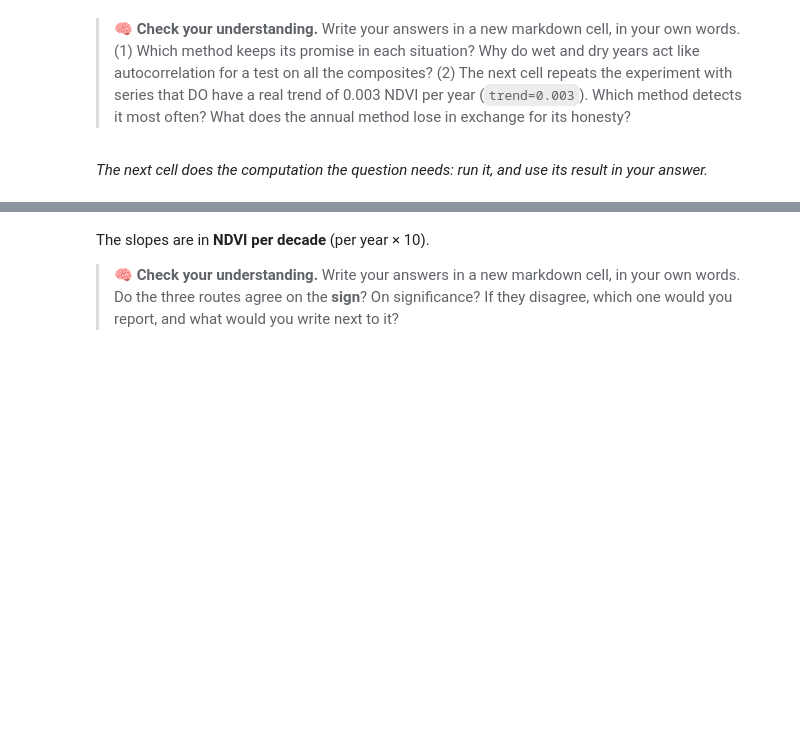
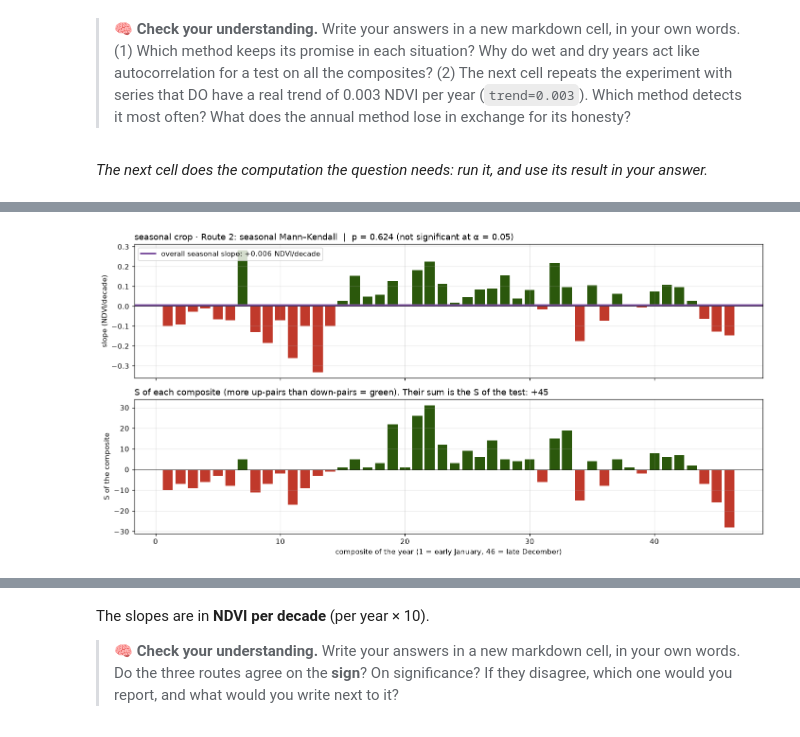
Before and after one commit to un-msc-geomatica/geoprocessing_20262, a Jupyter notebook: notebooks/week10_partB_trends.ipynb, the cells around one changed output, grey strips where cells are left out. Cells and saved outputs as stored; diff of their text form; code cells hidden in the pictures; blank space fills up the shorter version.

```diff
--- a/notebooks/week10_partB_trends.ipynb
+++ b/notebooks/week10_partB_trends.ipynb
@@ -228,3 +537,56 @@ print(f"Route 2, seasonal Mann-Kendall: slope {10 * r2['slope']:+.3f} NDVI/decad
+# %%
+# ---------------------------------------------------------------------------
+# Route 2 in a figure: what the seasonal Mann–Kendall does, composite by composite
+# ---------------------------------------------------------------------------
+# The seasonal test does NOT test the whole series at once. It takes each COLUMN of the
+# years x composites table (composite 1 of every year, composite 2 of every year, ...),
+# runs a small Mann–Kendall and a Sen slope on that column alone, and then:
+#   - adds up the 46 values of S and of Var(S) to get one Z and one p-value;
+#   - takes the median of ALL the pairwise slopes of all the columns as the overall slope.
+# Here we repeat the column-by-column part so that we can see it.
+
+years = table.index.values                     # 2001, 2002, ..., 2015
+col_slope, col_S, col_n = [], [], []           # one value per composite
+for p in table.columns:                        # p = 1, 2, ..., 46
+    col = table[p].values                      # composite p in every year (15 values, some NaN)
+    ok = ~np.isnan(col)                        # years with data in this composite
+    col_n.append(ok.sum())
+    if ok.sum() < 3:                           # with fewer than 3 years there is no test (as in the toolbox)
+        col_slope.append(np.nan); col_S.append(np.nan)
+        continue
+    col_slope.append(tt.sens_slope(col[ok], years[ok])["slope"])   # NDVI per year, this composite only
+    col_S.append(tt.mann_kendall(col[ok])["S"])                     # how many pairs go up minus go down
+
+col_slope = np.array(col_slope)
+col_S = np.array(col_S)
+
+fig, axes = plt.subplots(2, 1, figsize=(13, 6.5), sharex=True)
+
+# --- Top: the Sen slope of each composite, and the overall seasonal slope ---
+tt.bars(axes[0], table.columns, 10 * col_slope)                      # per decade, green up, red down
+axes[0].axhline(10 * r2["slope"], color="#7B4F9E", lw=2.5,
+                label=f"overall seasonal slope: {10 * r2['slope']:+.3f} NDVI/decade")
+axes[0].set_ylabel("slope (NDVI/decade)")
+axes[0].legend(loc="upper left")
+verdict = "significant" if r2["p"] < 0.05 else "not significant"
+axes[0].set_title(f"{name} · Route 2: seasonal Mann–Kendall  |  p = {r2['p']:.3f} ({verdict} at α = 0.05)",
+                  loc="left")
+
+# --- Bottom: the S of each composite. The test adds these 46 numbers together ---
+tt.bars(axes[1], table.columns, col_S)
+axes[1].set_ylabel("S of the composite")
+axes[1].set_xlabel("composite of the year (1 = early January, 46 = late December)")
+axes[1].set_title(f"S of each composite (more up-pairs than down-pairs = green). "
+                  f"Their sum is the S of the test: {r2['S']:+.0f}", loc="left")
+
+plt.tight_layout(); plt.show()
+
+# How to read it: if most bars point the same way, the trend appears at every time of year
+# and the seasonal test will be confident. If some composites go up and others go down
+# (for example, earlier sowing raises May and lowers July), they cancel in the sum: the
+# seasonal test then sees little trend, even though the season has clearly changed.
+# %% [output]
+[figure, added]
 # %%
 # Route 3 - one mean value per year (step 2 of B1)
 annual = tt.annual_aggregate(table, "mean", min_share=0.6)        # one mean NDVI per year (15 values)
```
Also changed, not shown: parts of 39 cells of this notebook.
